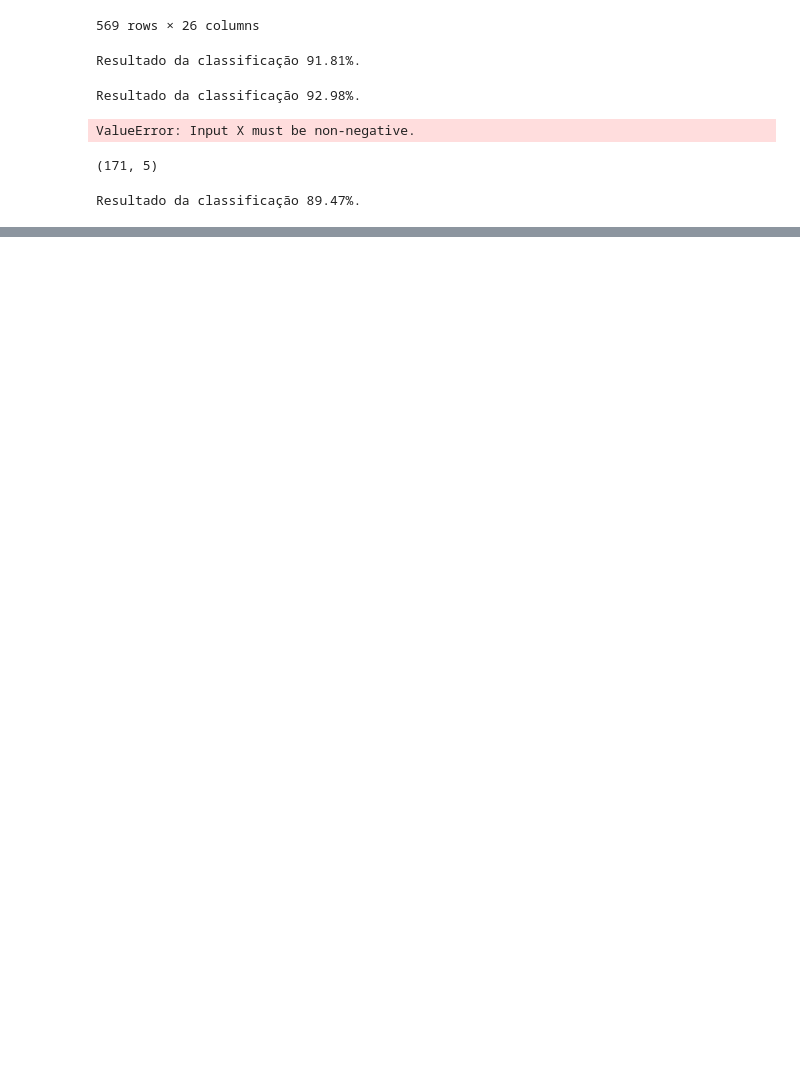
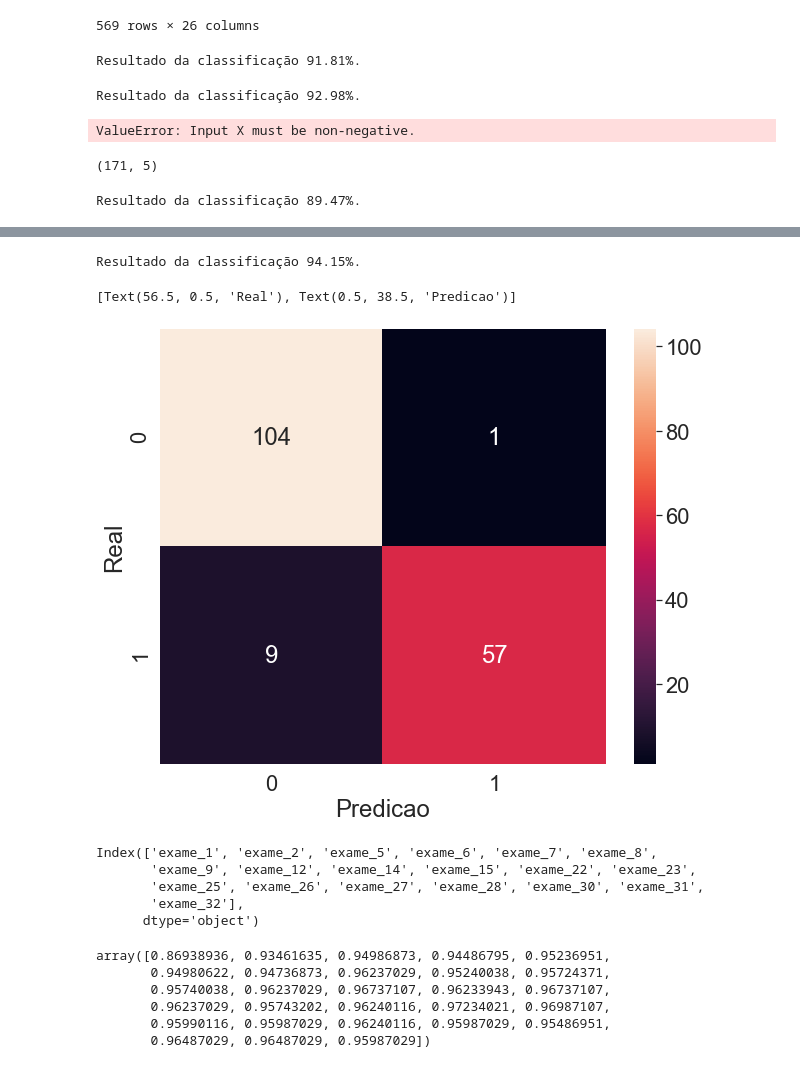
Before and after one commit to ramonfsk/machineLearning, a Jupyter notebook: Alura_Care.ipynb, the cells around one changed output, grey strips where cells are left out. Drawn from its saved outputs; the diff is of its cells as text; code cells hidden in the pictures; blank space fills up the shorter version.

```diff
--- a/Alura_Care.ipynb
+++ b/Alura_Care.ipynb
@@ -273,0 +313,43 @@ Resultado da classificação 89.47%.
+# %%
+from sklearn.feature_selection import RFECV
+
+SEED = 1234
+random.seed(SEED)
+
+treino_x, teste_x, treino_y, teste_y = train_test_split(valores_exames_v6, diagnostico, test_size = 0.3)
+classificador = RandomForestClassifier(n_estimators=100, random_state=1234)
+classificador.fit(treino_x, treino_y)
+select_rfecv = RFECV(estimator = classificador, cv = 5, step = 1, scoring='accuracy')
+select_rfecv.fit(treino_x, treino_y)
+treino_rfecv = select_rfecv.transform(treino_x)
+teste_rfecv = select_rfecv.transform(teste_x)
+classificador.fit(treino_rfecv, treino_y)
+matriz_confusao = confusion_matrix(teste_y, classificador.predict(teste_rfecv))
+print("Resultado da classificação %.2f%%." % (classificador.score(teste_rfecv, teste_y)*100))
+
+plt.figure(figsize=(10,8))
+sns.set(font_scale=2)
+sns.heatmap(matriz_confusao, annot=True, fmt="d").set(xlabel='Predicao', ylabel='Real')
+# %% [output]
+Resultado da classificação 94.15%.
+[Text(56.5, 0.5, 'Real'), Text(0.5, 38.5, 'Predicao')]
+[figure, added]
+# %%
+select_rfecv.n_features_
+select_rfecv.support_
+treino_x.columns[select_rfecv.support_]
+# %% [output]
+Index(['exame_1', 'exame_2', 'exame_5', 'exame_6', 'exame_7', 'exame_8',
+       'exame_9', 'exame_12', 'exame_14', 'exame_15', 'exame_22', 'exame_23',
+       'exame_25', 'exame_26', 'exame_27', 'exame_28', 'exame_30', 'exame_31',
+       'exame_32'],
+      dtype='object')
+# %%
+len(select_rfecv.grid_scores_)
+# %% [output]
+array([0.86938936, 0.93461635, 0.94986873, 0.94486795, 0.95236951,
+       0.94980622, 0.94736873, 0.96237029, 0.95240038, 0.95724371,
+       0.95740038, 0.96237029, 0.96737107, 0.96233943, 0.96737107,
+       0.96237029, 0.95743202, 0.96240116, 0.97234021, 0.96987107,
+       0.95990116, 0.95987029, 0.96240116, 0.95987029, 0.95486951,
+       0.96487029, 0.96487029, 0.95987029])
```
Also changed, not shown: parts of 10 cells of this notebook, 6 other files.
